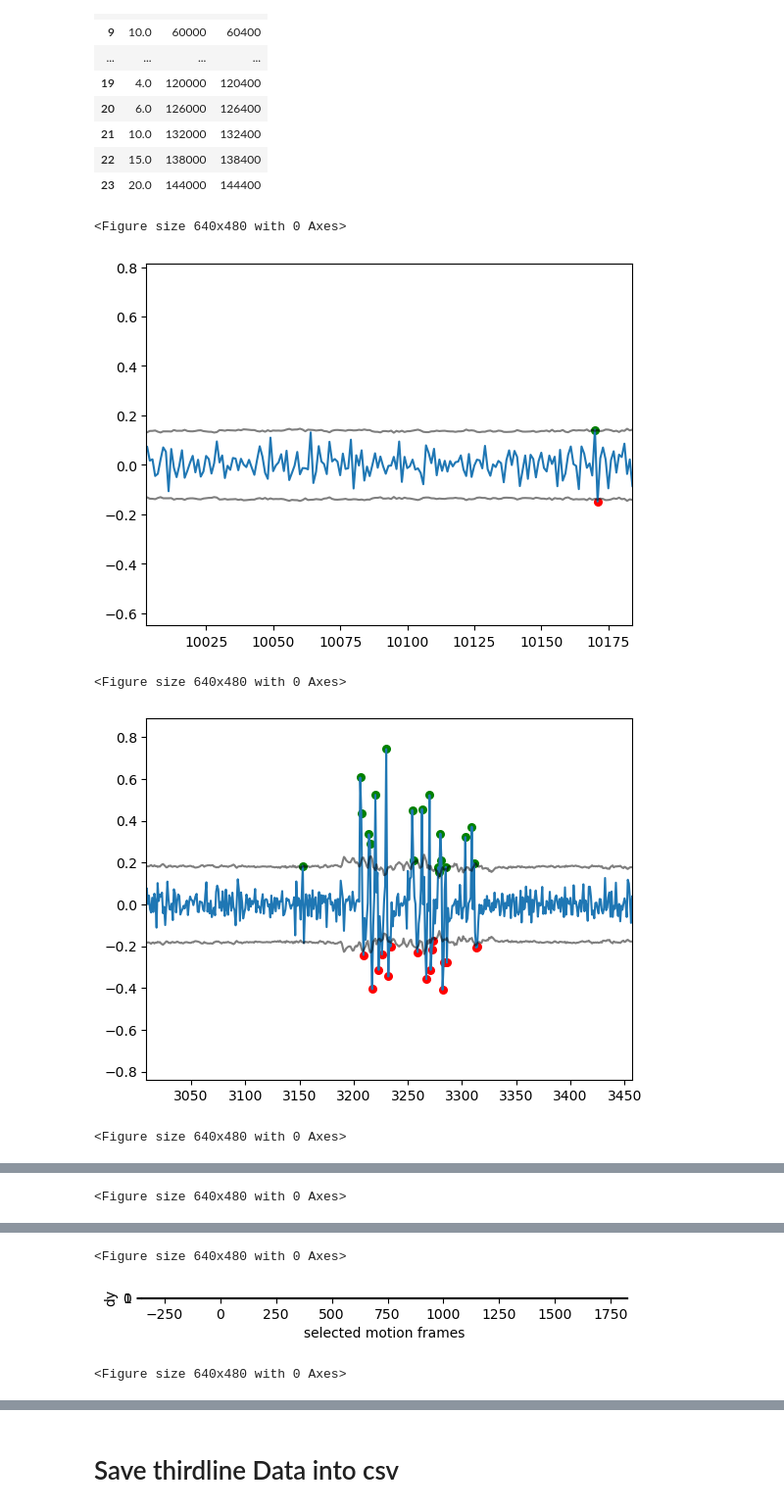
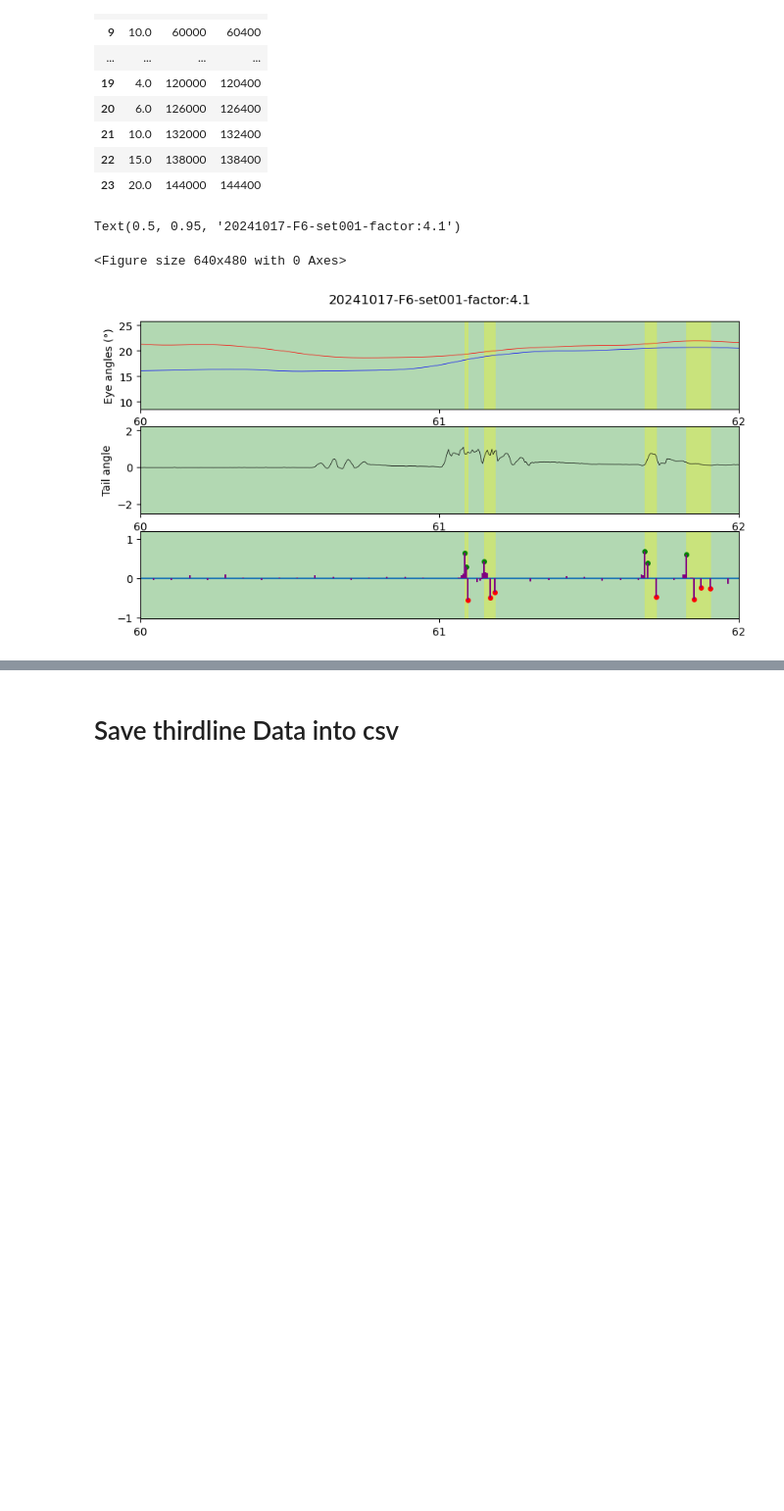
Before and after one commit to KangcPP/swim_bladder_detection, a Jupyter notebook: detection_new.ipynb, the cells around one changed output, grey strips where cells are left out. Shown: that part at 98% size. Drawn from its saved outputs; the diff is of its cells as text; code cells hidden in the pictures; blank space fills up the shorter version.

```diff
--- a/detection_new.ipynb
+++ b/detection_new.ipynb
@@ -85,9 +85,9 @@ fish_date = "20241017"
 no = "F6"
 set_no = 1
 
-main_dir = f"F://2p_hsc//{fish_date}//hsa-sizetuning//{no}//"
-excel_path = f"F://annotation//{fish_date}-{no}.xlsx"
-h5_path = f"F://2p_hsc//{fish_date}//hsa-sizetuning//{no}//{no}-set00{set_no}-b-sweep-200-fps.h5"
+main_dir = f"G://2p_hsc//{fish_date}//hsa-sizetuning//{no}//"
+excel_path = f"G://annotation//{fish_date}-{no}.xlsx"
+h5_path = f"G://2p_hsc//{fish_date}//hsa-sizetuning//{no}//{no}-set00{set_no}-b-sweep-200-fps.h5"
 
 avis = glob.glob(f"{main_dir}/**.mp4")
 avis = [str(Path(avi).resolve()) for avi in avis]
@@ -500,0 +594,2 @@ df_down
+# %%
+episodes = find_periods(ori_up_idxs, ori_down_idxs)
@@ -592,13 +707,13 @@ bout_params = {
 }
 mean_tip_angle = tail_angles[..., -bout_params["n_angles_avg"] :].mean(-1)
 # %%
-%matplotlib inline
+# %matplotlib inline
 
-seconds = np.arange(0, 780,5)
-tick_locations = np.arange(0, 780,5)*200
+seconds = np.arange(0, 780,1)
+tick_locations = np.arange(0, 780,1)*200
 
 fig = plt.figure()
-fig, axes = plt.subplots(3,1, figsize=(100,8))
+fig, axes = plt.subplots(3,1, figsize=(10,5)) # 100 8
 
 ax1 = axes[0]
 ax1.set_ylabel("Eye angles (°)")
@@ -613,39 +728,41 @@ ax2 = axes[1]
 ax2.set_ylabel("Tail angle")
 ax2.plot(mean_tip_angle, color="black", lw=0.5)
 # Set ticks and labels
 ax2.set_xticks(tick_locations)
 ax2.set_xticklabels([f"{s}" for s in seconds])
 
 ax3 = axes[2]
 ax3.plot(np.zeros(len(y_motions)))
 ax3.stem(np.arange(len(y_motions)), y_motions, linefmt='purple', markerfmt=' ', basefmt=' ')
 ax3.scatter(ori_up_idxs, y_motions[ori_up_idxs], c='green', s=15, label='Valid Up')
 ax3.scatter(ori_down_idxs, y_motions[ori_down_idxs], c='red', s=15, label='Valid Down')
 # Set ticks and labels
 ax3.set_xticks(tick_locations)
 ax3.set_xticklabels([f"{s}" for s in seconds])
 
 
 for ax in axes:
     for j in range(len(df_trial)):
         if is_pc[j] == 0:
             ax.axvspan(df_trial["t_start"][j], df_trial["t_end"][j], color='grey', alpha=0.3, lw=0.5, zorder=-100)
         elif pc_only[j] == 1:
             ax.axvspan(df_trial["t_start"][j], df_trial["t_end"][j], color='red', alpha=0.3, lw=0, zorder=-100)
         if strike_only[j] == 1:
             ax.axvspan(df_trial["t_start"][j], df_trial["t_end"][j], color='green', alpha=0.3, lw=0, zorder=-100)
 
+for ax in axes:
+    for episode in episodes:
+        ax.axvspan(episode[0], episode[-1], color='yellow', alpha=0.3, lw=0.5, zorder=-100)
+    ax.set_xlim(60*200, 62*200)
 
 
 title = f"{fish_id}-set00{set_no}-factor:{factor}"
-plt.suptitle(title, y=0.9)
+plt.suptitle(title, y=0.95)
 
-plt.savefig(f"{save_dir}/behaviour_plot_f:{factor}.png", transparent=None,
-        facecolor='white', dpi = 500
-       )
+# plt.savefig(f"{save_dir}/episode_behaviour.png", transparent=None,
+#         facecolor='white', dpi = 500
+#        )
 # %% [output]
-<Figure size 640x480 with 0 Axes>
+Text(0.5, 0.95, '20241017-F6-set001-factor:4.1')
+<Figure size 640x480 with 0 Axes>
-[figure, old version]
+[figure, new version]
-<Figure size 640x480 with 0 Axes>
-[figure, removed]
-<Figure size 640x480 with 0 Axes>
@@ -653 +768,0 @@ plt.savefig(f"{save_dir}/behaviour_plot_f:{factor}.png", transparent=None,
-<Figure size 640x480 with 0 Axes>
@@ -655,3 +768,0 @@ plt.savefig(f"{save_dir}/behaviour_plot_f:{factor}.png", transparent=None,
-<Figure size 640x480 with 0 Axes>
-[figure, removed]
-<Figure size 640x480 with 0 Axes>
```
Also changed, not shown: parts of 19 cells of this notebook, 1 other file.
